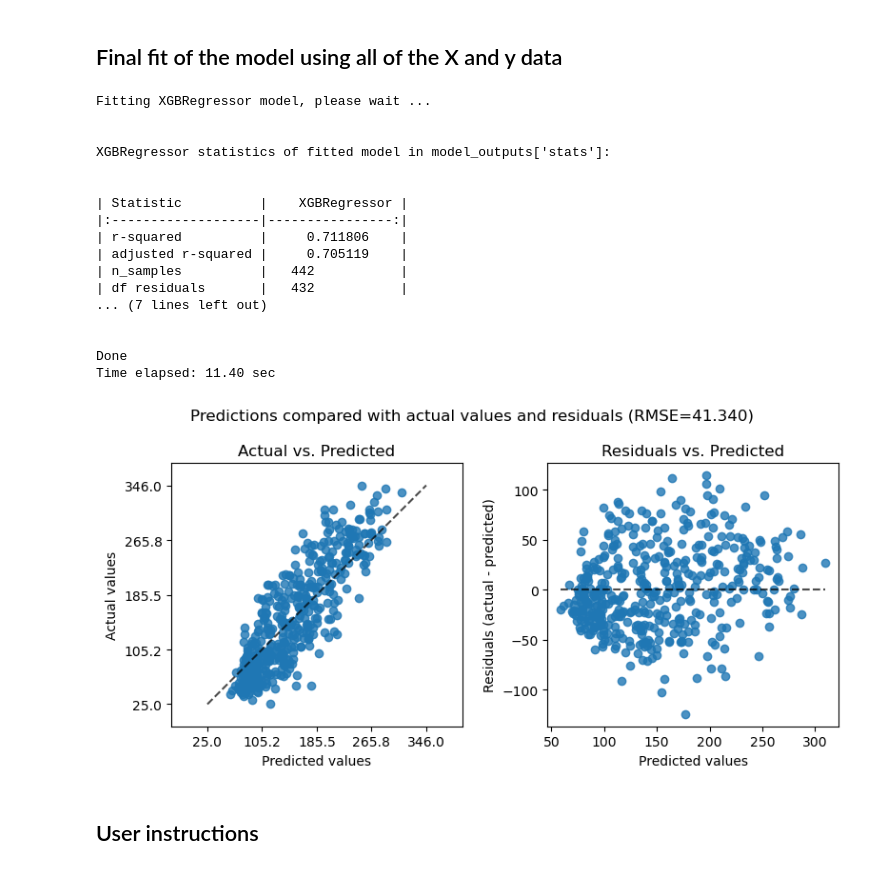
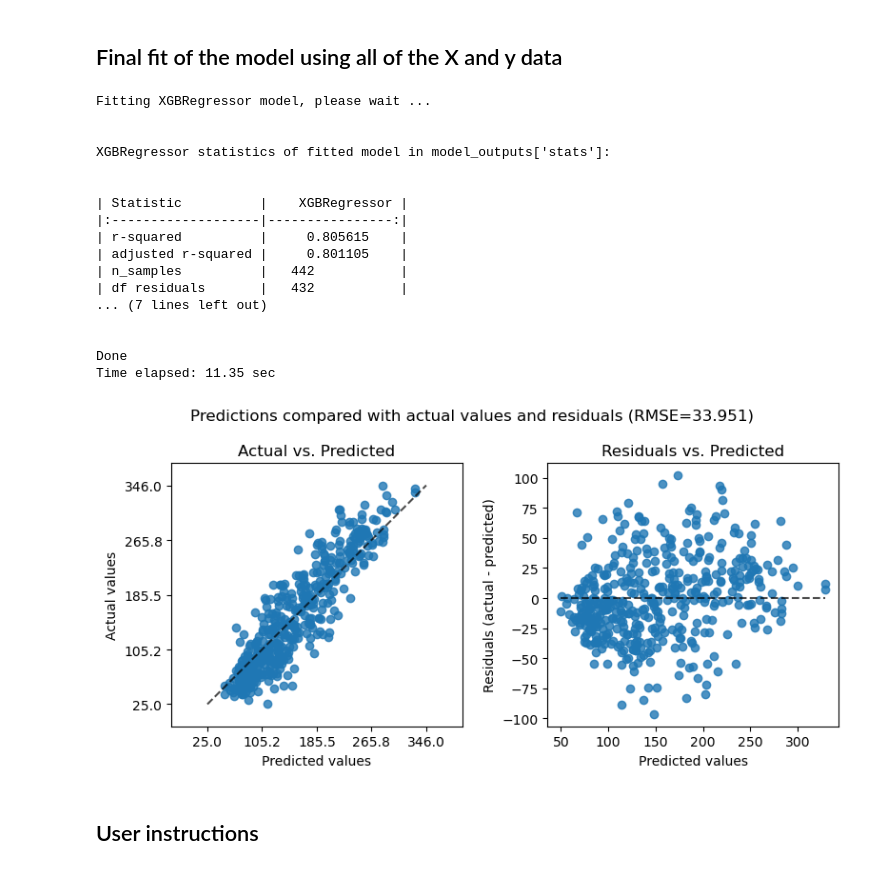
Before and after one commit to gjpelletier/MLRegression, a Jupyter notebook: Example_XGBoost.ipynb, the cells around one changed output. Drawn from its saved outputs; the diff is of its cells as text; code cells hidden in the pictures.

```diff
--- a/Example_XGBoost.ipynb
+++ b/Example_XGBoost.ipynb
@@ -80,36 +80,36 @@ fig.savefig("XGBRegressor_predictions_test.png", dpi=300)
 # %%
 from MLRegression import xgb
 final_model, final_output = xgb(X, y,
-    learning_rate=0.05,
+    learning_rate=0.1,
     n_estimators=100,
     max_depth=3,
     min_child_weight=0,
     gamma=0,
     subsample=0.7,
     colsample_bytree=0.7,
     objective='reg:squarederror',
     scale_pos_weight=1,
     random_state=42,
     reg_alpha=1)
 # %% [output]
 Fitting XGBRegressor model, please wait ...
 
 
 XGBRegressor statistics of fitted model in model_outputs['stats']:
 
 
 | Statistic          |    XGBRegressor |
 |:-------------------|----------------:|
-| r-squared          |     0.711806    |
-| adjusted r-squared |     0.705119    |
+| r-squared          |     0.805615    |
+| adjusted r-squared |     0.801105    |
 | n_samples          |   442           |
 | df residuals       |   432           |
 ... (7 lines left out)
 
 
 Done
-Time elapsed: 11.40 sec
+Time elapsed: 11.35 sec
-[figure, old version]
+[figure, new version]
 # %% [markdown]
 ## User instructions
 # %%
```
Also changed, not shown: parts of 2 cells of this notebook.
